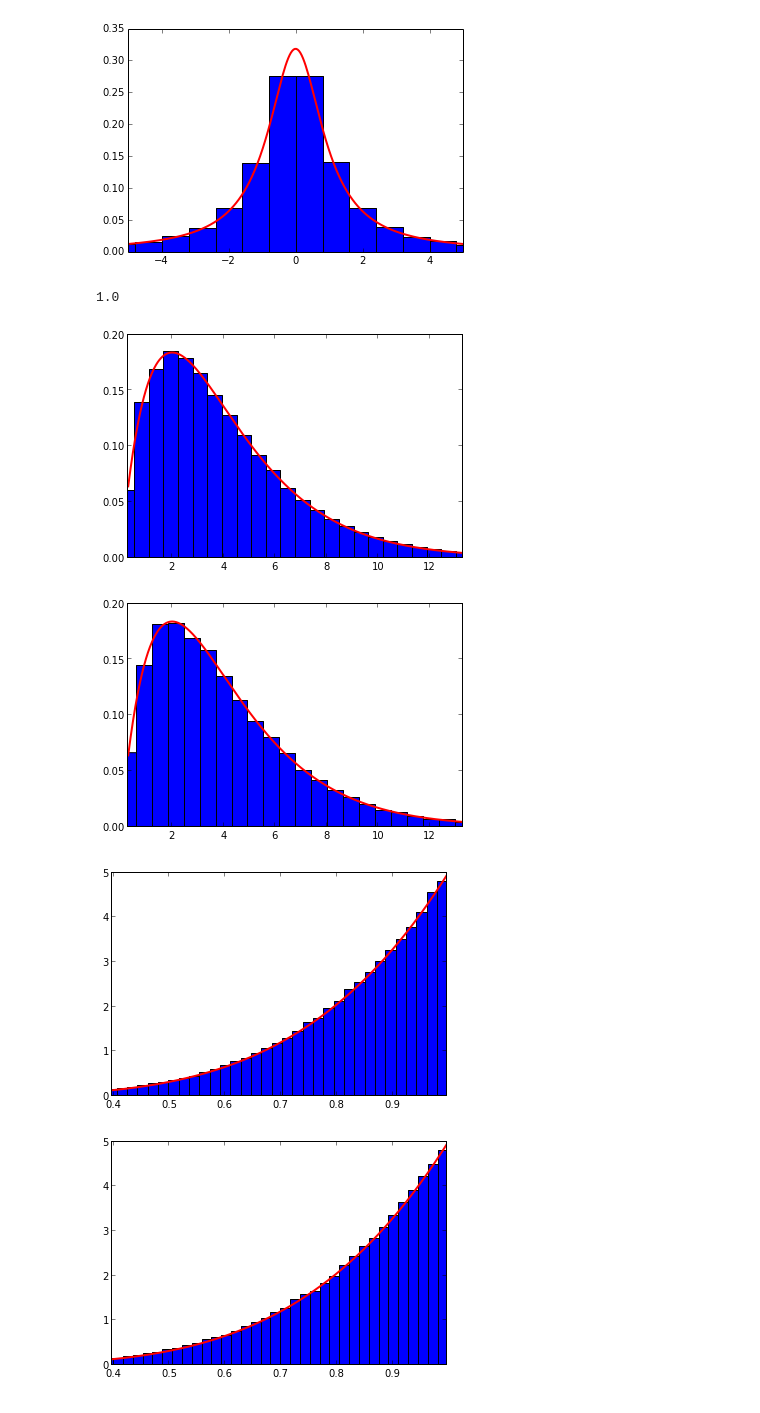
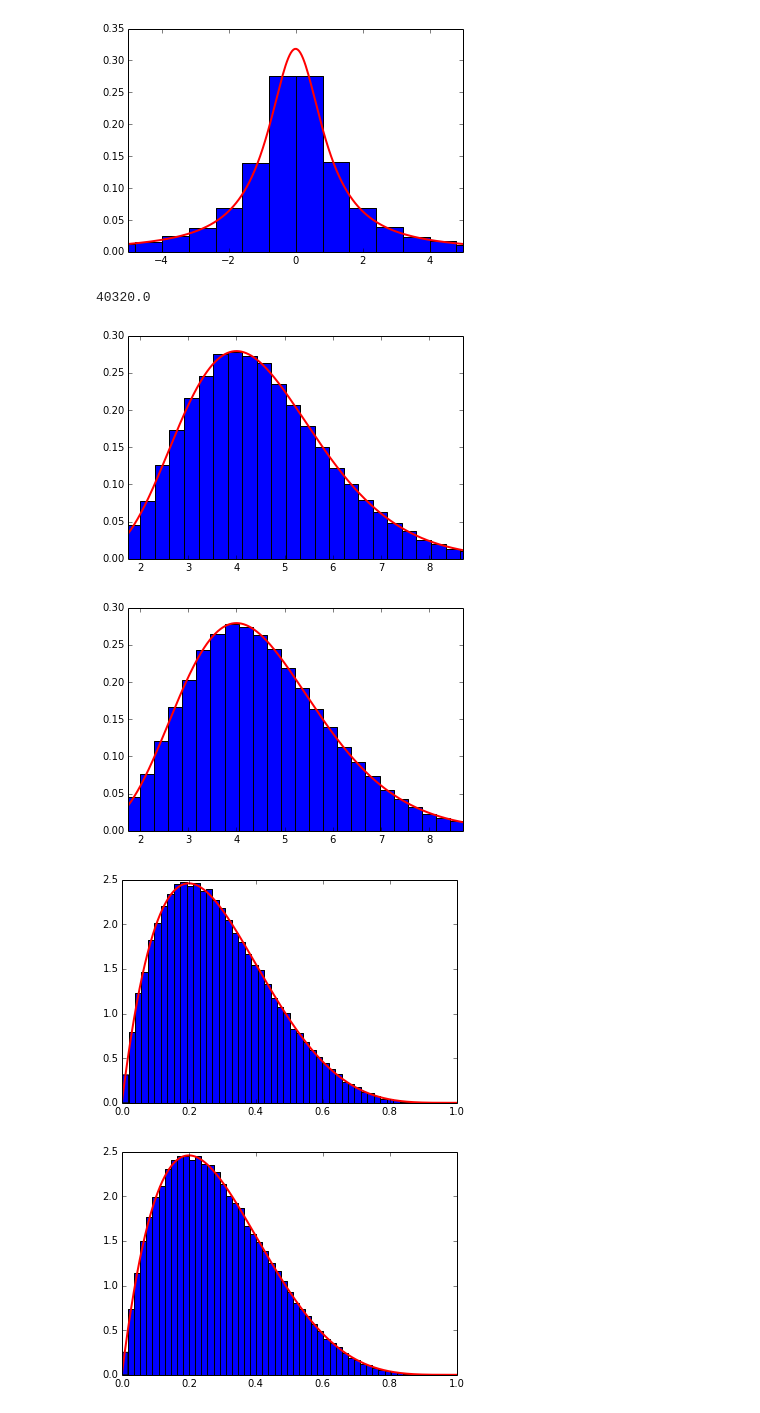
Before and after one commit to aidiary/PRML, a Jupyter notebook: ch11/inverse_transform.ipynb, the cells around one changed output. Saved outputs shown, nothing was run; the diff lists cells and outputs as text; code cells hidden in the pictures.

```diff
--- a/ch11/inverse_transform.ipynb
+++ b/ch11/inverse_transform.ipynb
@@ -228,8 +228,8 @@ import scipy.special
 nbins = 50
 
 # ガンマ分布のパラメータ
-k = 2.0
-theta = 2.0
+k = 9
+theta = 0.5
 
 # 逆変換法で一様分布からガンマ分布を得る
 np.random.seed()
@@ -260,9 +260,9 @@ plt.xlim((rv.ppf(0.01), rv.ppf(0.99)))
 
 plt.show()
 # %% [output]
-1.0
+40320.0
-[figure, old version]
+[figure, new version]
-[figure, old version]
+[figure, new version]
 # %%
 # 逆変換法で一様分布からベータ分布を得る
 import numpy as np
@@ -271,38 +271,38 @@ import scipy.stats
 import scipy.special
 
 nbins = 50
 
 # ベータ分布のパラメータ
-alpha = 5.0
-beta = 1.0
+alpha = 2.0
+beta = 5.0
 
 # 逆変換法で一様分布からガンマ分布を得る
 np.random.seed()
 N = 100000
 U = np.random.uniform(0.0, 1.0, N)
 
 # ベータ分布の累積分布関数の逆関数を用いて変換
 X1 = scipy.special.betaincinv(alpha, beta, U)
 
 # 変換したベータ分布と理想的なPDFを描画
 plt.figure(1)
 rv = scipy.stats.beta(a=alpha, b=beta)
 plt.hist(X1, nbins, normed=True)
-x = np.linspace(rv.ppf(0.01), rv.ppf(0.99), 1000)
+x = np.linspace(rv.ppf(0), rv.ppf(1), 1000)
 y = rv.pdf(x)
 plt.plot(x, y, 'r-', lw=2)
-plt.xlim((rv.ppf(0.01), rv.ppf(0.99)))
+plt.xlim((rv.ppf(0), rv.ppf(1)))
 
 # numpyのベータ分布に従う乱数生成関数を利用した場合
 plt.figure(2)
 X2 = rv.rvs(N)
 plt.hist(X2, nbins, normed=True)
-x = np.linspace(rv.ppf(0.01), rv.ppf(0.99), 1000)
+x = np.linspace(rv.ppf(0), rv.ppf(1), 1000)
 y = rv.pdf(x)
 plt.plot(x, y, 'r-', lw=2)
-plt.xlim((rv.ppf(0.01), rv.ppf(0.99)))
+plt.xlim((rv.ppf(0), rv.ppf(1)))
 
 plt.show()
 # %% [output]
-[figure, old version]
+[figure, new version]
-[figure, old version]
+[figure, new version]
```
